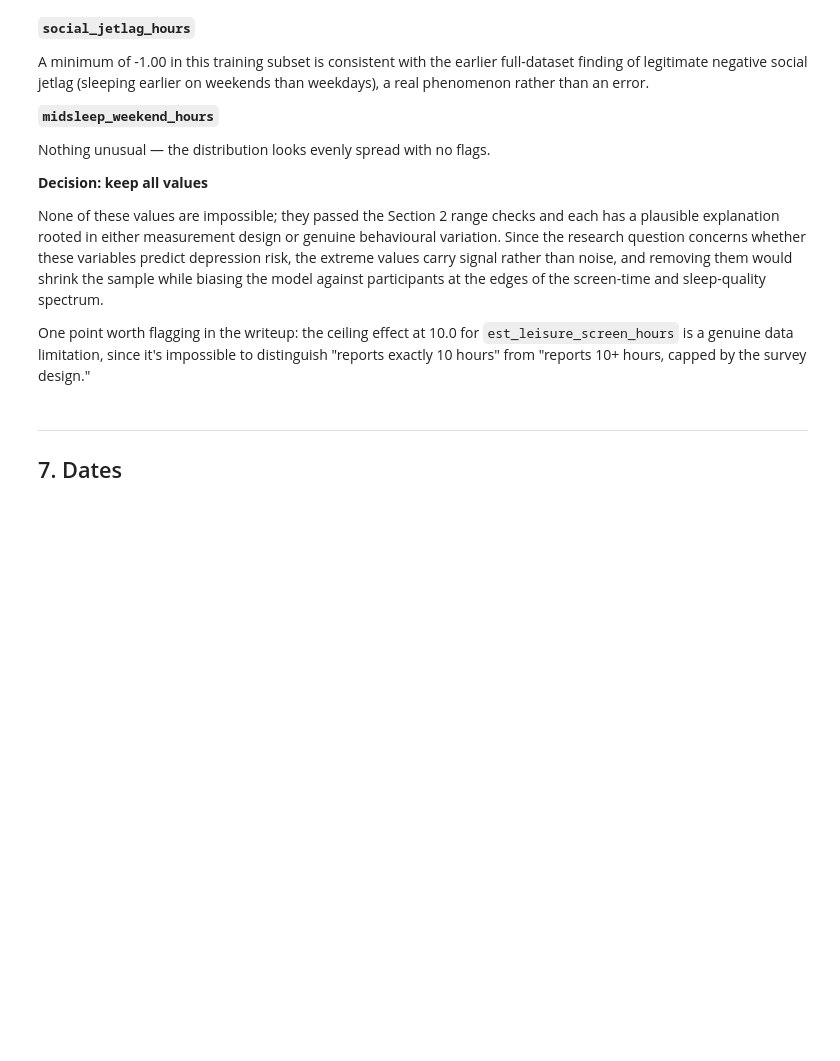
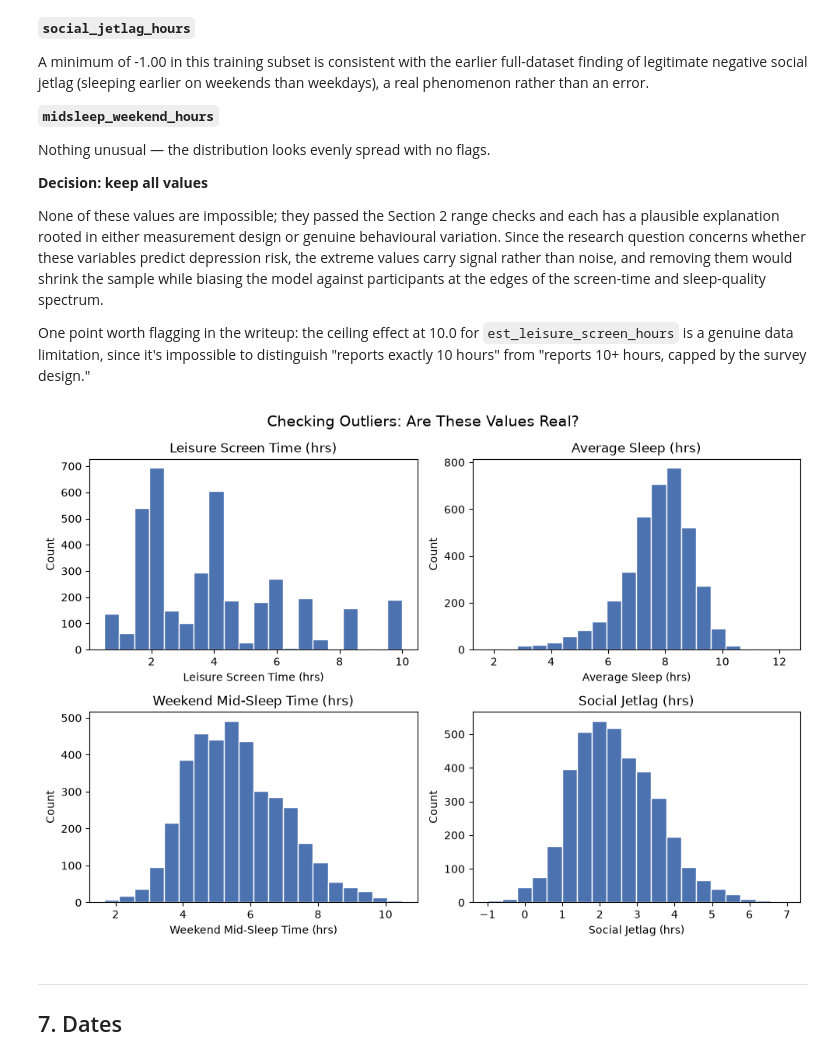
Before and after one commit to muhammadhasrizal2-commits/sleep-mood-bdi-analysis, a Jupyter notebook: notebooks/00_week4_preprocessing_fe.ipynb, the cells around one changed output. Drawn from its saved outputs; the diff is of its cells as text; code cells hidden in the pictures; blank space fills up the shorter version.

Commit message:
added cleaner histogram

```diff
--- a/notebooks/00_week4_preprocessing_fe.ipynb
+++ b/notebooks/00_week4_preprocessing_fe.ipynb
@@ -398,6 +398,22 @@ Nothing unusual — the distribution looks evenly spread with no flags.
 None of these values are impossible; they passed the Section 2 range checks and each has a plausible explanation rooted in either measurement design or genuine behavioural variation. Since the research question concerns whether these variables predict depression risk, the extreme values carry signal rather than noise, and removing them would shrink the sample while biasing the model against participants at the edges of the screen-time and sleep-quality spectrum.
 
 One point worth flagging in the writeup: the ceiling effect at 10.0 for `est_leisure_screen_hours` is a genuine data limitation, since it's impossible to distinguish "reports exactly 10 hours" from "reports 10+ hours, capped by the survey design."
+# %%
+# Presentation-ready version of the outlier check above
+cols = ["est_leisure_screen_hours", "avg_sleep_hours", "midsleep_weekend_hours", "social_jetlag_hours"]
+titles = ["Leisure Screen Time (hrs)", "Average Sleep (hrs)", "Weekend Mid-Sleep Time (hrs)", "Social Jetlag (hrs)"]
+
+fig, axes = plt.subplots(2, 2, figsize=(10, 7))
+for ax, col, title in zip(axes.flat, cols, titles):
+    ax.hist(X_train[col].dropna(), bins=20, color="#4C72B0", edgecolor="white")
+    ax.set_title(title)
+    ax.set_xlabel(title)
+    ax.set_ylabel("Count")
+fig.suptitle("Checking Outliers: Are These Values Real?", fontsize=14)
+plt.tight_layout()
+plt.show()
+# %% [output]
+[figure, added]
 # %% [markdown]
 ---
 ## 7. Dates
```
